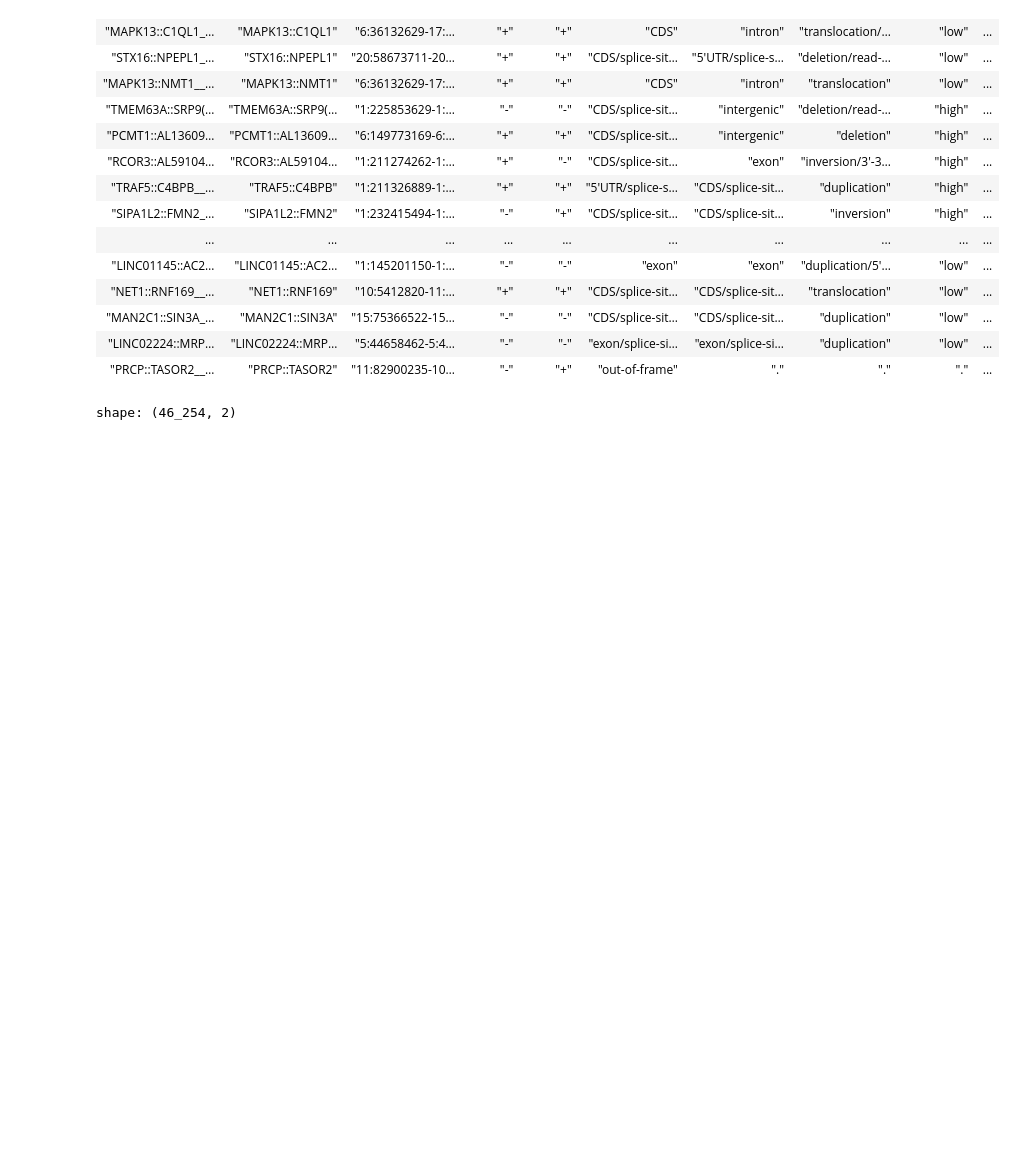
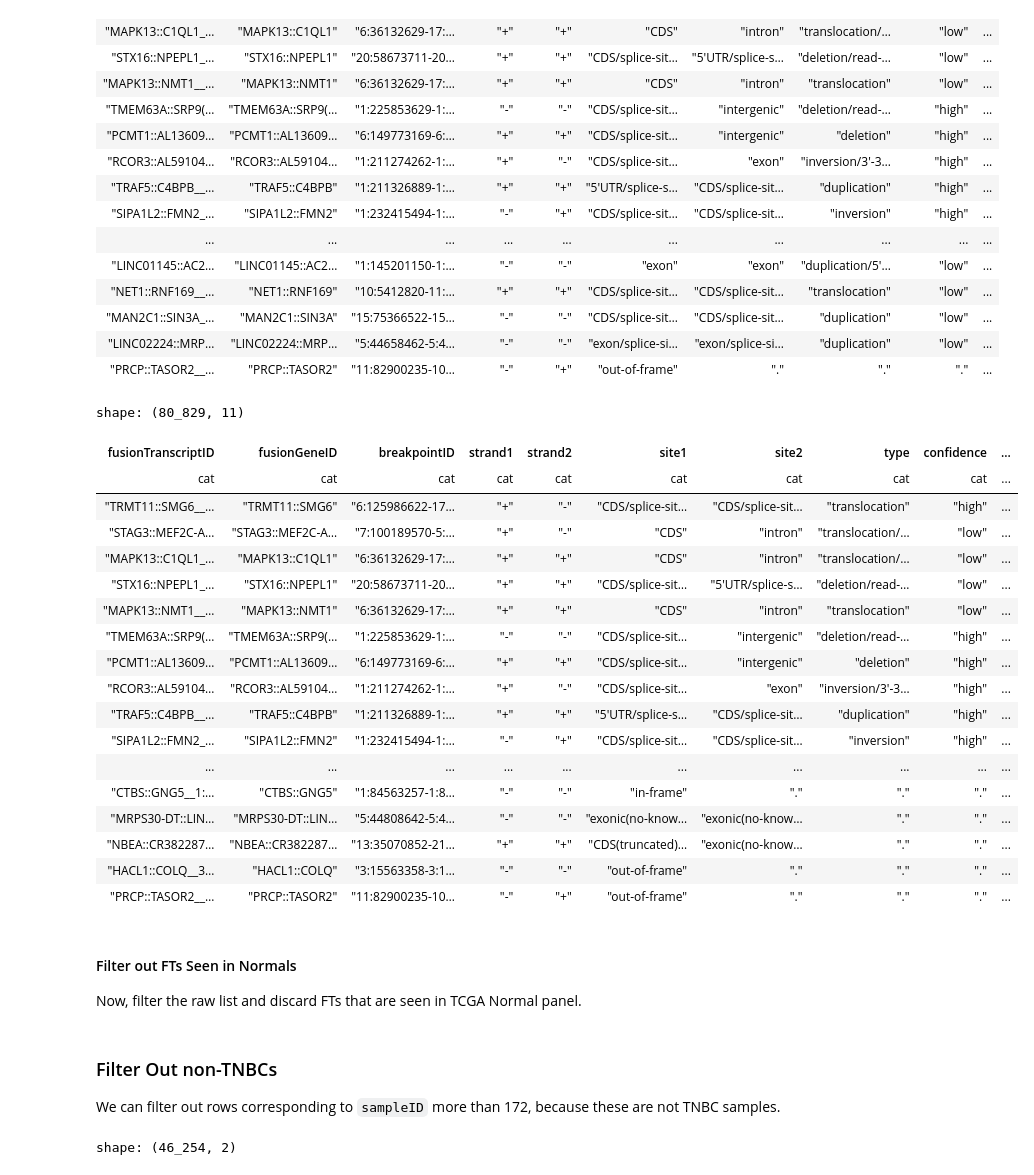
Before and after one commit to cancer-research-malaysia/NeonDisco-FT, a Jupyter notebook: README.ipynb, the cells around one changed output. Cells and saved outputs as stored; diff of their text form; code cells hidden in the pictures; blank space fills up the shorter version.

```diff
--- a/README.ipynb
+++ b/README.ipynb
@@ -114,3 +91,27 @@ shape: (80_829, 11)
 | "MAN2C1::SIN3A_… | "MAN2C1::SIN3A" | "15:75366522-15… | "-" | "-" | "CDS/splice-sit… | "CDS/splice-sit… | "duplication" | "low" | ... |
 | "LINC02224::MRP… | "LINC02224::MRP… | "5:44658462-5:4… | "-" | "-" | "exon/splice-si… | "exon/splice-si… | "duplication" | "low" | ... |
 | "PRCP::TASOR2__… | "PRCP::TASOR2" | "11:82900235-10… | "-" | "+" | "out-of-frame" | "." | "." | "." | ... |
+# %%
+# rename column
+joined_df = joined_df.rename({"breakpointPair": "breakpointID"})
+joined_df
+# %% [output]
+shape: (80_829, 11)
+| fusionTranscriptID | fusionGeneID | breakpointID | strand1 | strand2 | site1 | site2 | type | confidence | ... |
+| cat | cat | cat | cat | cat | cat | cat | cat | cat | ... |
+| "TRMT11::SMG6__… | "TRMT11::SMG6" | "6:125986622-17… | "+" | "-" | "CDS/splice-sit… | "CDS/splice-sit… | "translocation" | "high" | ... |
+| "STAG3::MEF2C-A… | "STAG3::MEF2C-A… | "7:100189570-5:… | "+" | "-" | "CDS" | "intron" | "translocation/… | "low" | ... |
+| "MAPK13::C1QL1_… | "MAPK13::C1QL1" | "6:36132629-17:… | "+" | "+" | "CDS" | "intron" | "translocation/… | "low" | ... |
+| "STX16::NPEPL1_… | "STX16::NPEPL1" | "20:58673711-20… | "+" | "+" | "CDS/splice-sit… | "5'UTR/splice-s… | "deletion/read-… | "low" | ... |
+| "MAPK13::NMT1__… | "MAPK13::NMT1" | "6:36132629-17:… | "+" | "+" | "CDS" | "intron" | "translocation" | "low" | ... |
+| "TMEM63A::SRP9(… | "TMEM63A::SRP9(… | "1:225853629-1:… | "-" | "-" | "CDS/splice-sit… | "intergenic" | "deletion/read-… | "high" | ... |
+| "PCMT1::AL13609… | "PCMT1::AL13609… | "6:149773169-6:… | "+" | "+" | "CDS/splice-sit… | "intergenic" | "deletion" | "high" | ... |
+| "RCOR3::AL59104… | "RCOR3::AL59104… | "1:211274262-1:… | "+" | "-" | "CDS/splice-sit… | "exon" | "inversion/3'-3… | "high" | ... |
+| "TRAF5::C4BPB__… | "TRAF5::C4BPB" | "1:211326889-1:… | "+" | "+" | "5'UTR/splice-s… | "CDS/splice-sit… | "duplication" | "high" | ... |
+| "SIPA1L2::FMN2_… | "SIPA1L2::FMN2" | "1:232415494-1:… | "-" | "+" | "CDS/splice-sit… | "CDS/splice-sit… | "inversion" | "high" | ... |
+| ... | ... | ... | ... | ... | ... | ... | ... | ... | ... |
+| "CTBS::GNG5__1:… | "CTBS::GNG5" | "1:84563257-1:8… | "-" | "-" | "in-frame" | "." | "." | "." | ... |
+| "MRPS30-DT::LIN… | "MRPS30-DT::LIN… | "5:44808642-5:4… | "-" | "-" | "exonic(no-know… | "exonic(no-know… | "." | "." | ... |
+| "NBEA::CR382287… | "NBEA::CR382287… | "13:35070852-21… | "+" | "+" | "CDS(truncated)… | "exonic(no-know… | "." | "." | ... |
+| "HACL1::COLQ__3… | "HACL1::COLQ" | "3:15563358-3:1… | "-" | "-" | "out-of-frame" | "." | "." | "." | ... |
+| "PRCP::TASOR2__… | "PRCP::TASOR2" | "11:82900235-10… | "-" | "+" | "out-of-frame" | "." | "." | "." | ... |
@@ -116,0 +121,7 @@ shape: (80_829, 11)
+# %% [markdown]
+#### Filter out FTs Seen in Normals
+Now, filter the raw list and discard FTs that are seen in TCGA Normal panel.
+# %% [markdown]
+### Filter Out non-TNBCs
+
+We can filter out rows corresponding to `sampleID` more than 172, because these are not TNBC samples.
```
Also changed, not shown: parts of 18 cells of this notebook, 5 other files.
